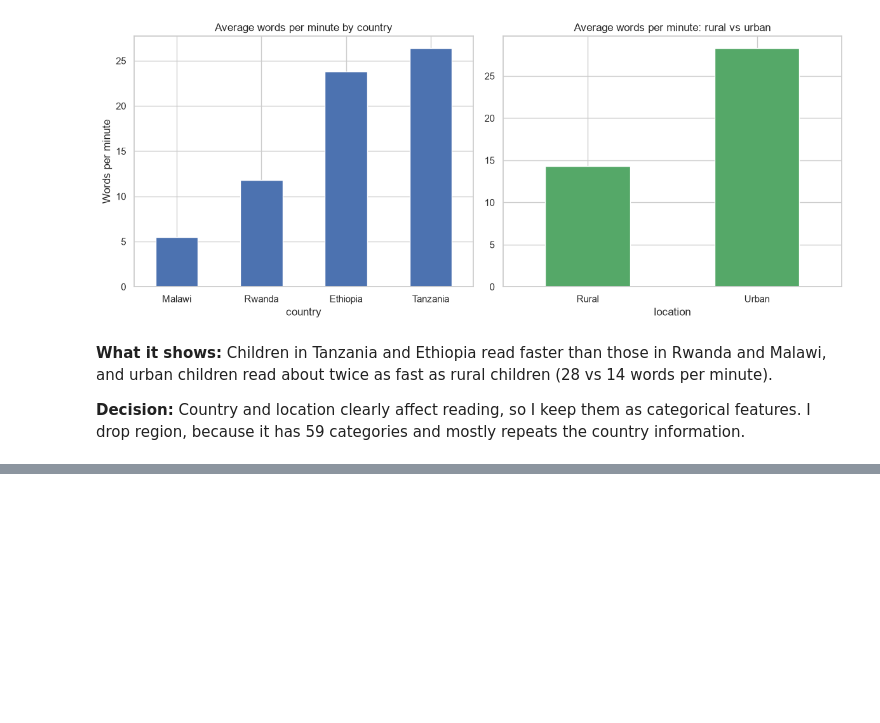
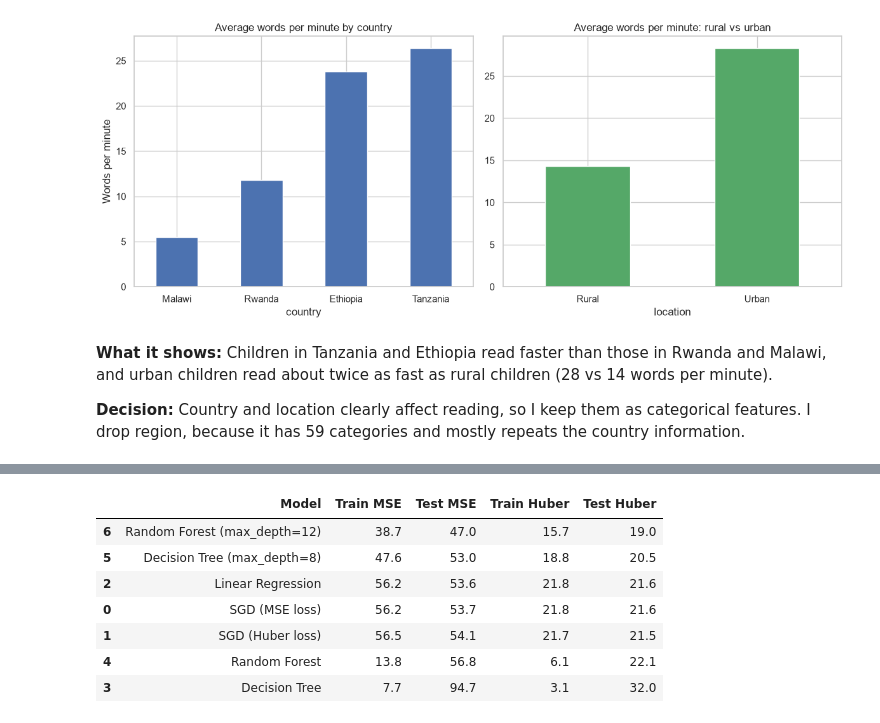
Before and after one commit to ishejaladouce/linear_regression_model, a Jupyter notebook: summative/linear_regression/multivariate.ipynb, the cells around one changed output, grey strips where cells are left out. Drawn from its saved outputs; the diff is of its cells as text; code cells hidden in the pictures; blank space fills up the shorter version.

Commit message:
Train and compare models with MSE and Huber loss

```diff
--- a/summative/linear_regression/multivariate.ipynb
+++ b/summative/linear_regression/multivariate.ipynb
@@ -153,0 +180,12 @@ plt.show()
+# %%
+from sklearn.compose import ColumnTransformer
+from sklearn.preprocessing import OneHotEncoder, StandardScaler
+
+preprocessor = ColumnTransformer([
+    ("categorical", OneHotEncoder(handle_unknown="ignore"), categorical_features),
+    ("numeric", StandardScaler(), numeric_features),
+])
+
+X_train_prepared = preprocessor.fit_transform(X_train)
+X_test_prepared = preprocessor.transform(X_test)
+print(X_train_prepared.shape)
@@ -153,0 +197,7 @@ plt.show()
+# %%
+def huber_loss(y_true, y_pred, delta=10.0):
+    error = np.asarray(y_true) - y_pred
+    abs_error = np.abs(error)
+    small = 0.5 * error ** 2
+    big = delta * (abs_error - 0.5 * delta)
+    return np.mean(np.where(abs_error <= delta, small, big))
@@ -153,0 +246,31 @@ plt.show()
+# %%
+tuned_tree_models = {
+    "Decision Tree (max_depth=8)": DecisionTreeRegressor(max_depth=8, random_state=42),
+    "Random Forest (max_depth=12)": RandomForestRegressor(
+        n_estimators=200, max_depth=12, min_samples_leaf=5, random_state=42, n_jobs=-1),
+}
+
+for name, model in tuned_tree_models.items():
+    model.fit(X_train_prepared, y_train)
+    train_pred = model.predict(X_train_prepared)
+    test_pred = model.predict(X_test_prepared)
+    results.append({
+        "Model": name,
+        "Train MSE": mean_squared_error(y_train, train_pred),
+        "Test MSE": mean_squared_error(y_test, test_pred),
+        "Train Huber": huber_loss(y_train, train_pred),
+        "Test Huber": huber_loss(y_test, test_pred),
+    })
+    models[name] = model
+
+results_df = pd.DataFrame(results).round(1).sort_values("Test MSE")
+results_df
+# %% [output]
+|  | Model | Train MSE | Test MSE | Train Huber | Test Huber |
+| 6 | Random Forest (max_depth=12) | 38.7 | 47.0 | 15.7 | 19.0 |
+| 5 | Decision Tree (max_depth=8) | 47.6 | 53.0 | 18.8 | 20.5 |
+| 2 | Linear Regression | 56.2 | 53.6 | 21.8 | 21.6 |
+| 0 | SGD (MSE loss) | 56.2 | 53.7 | 21.8 | 21.6 |
+| 1 | SGD (Huber loss) | 56.5 | 54.1 | 21.7 | 21.5 |
+| 4 | Random Forest | 13.8 | 56.8 | 6.1 | 22.1 |
+| 3 | Decision Tree | 7.7 | 94.7 | 3.1 | 32.0 |
```
Also changed, not shown: parts of 11 cells of this notebook.
